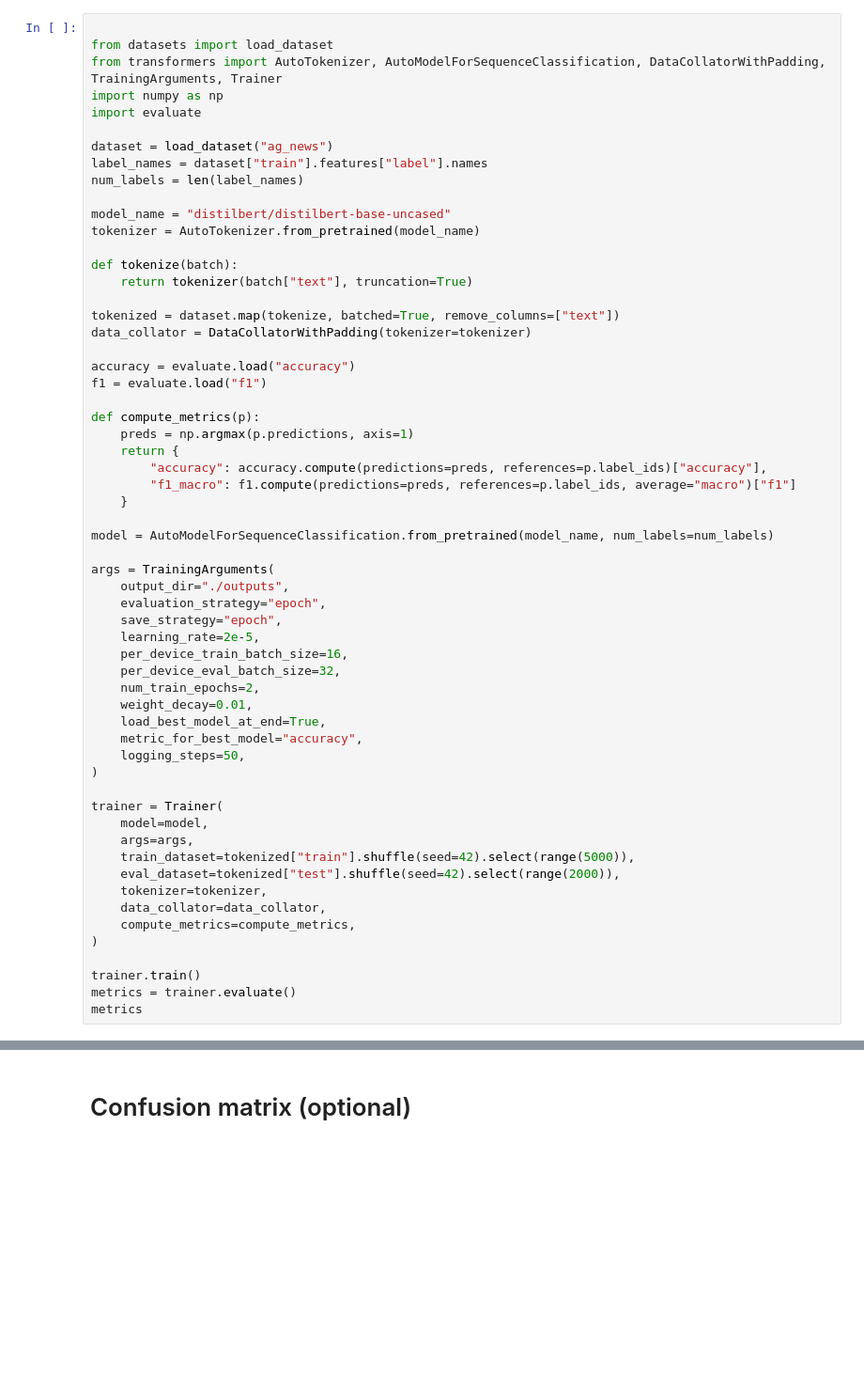
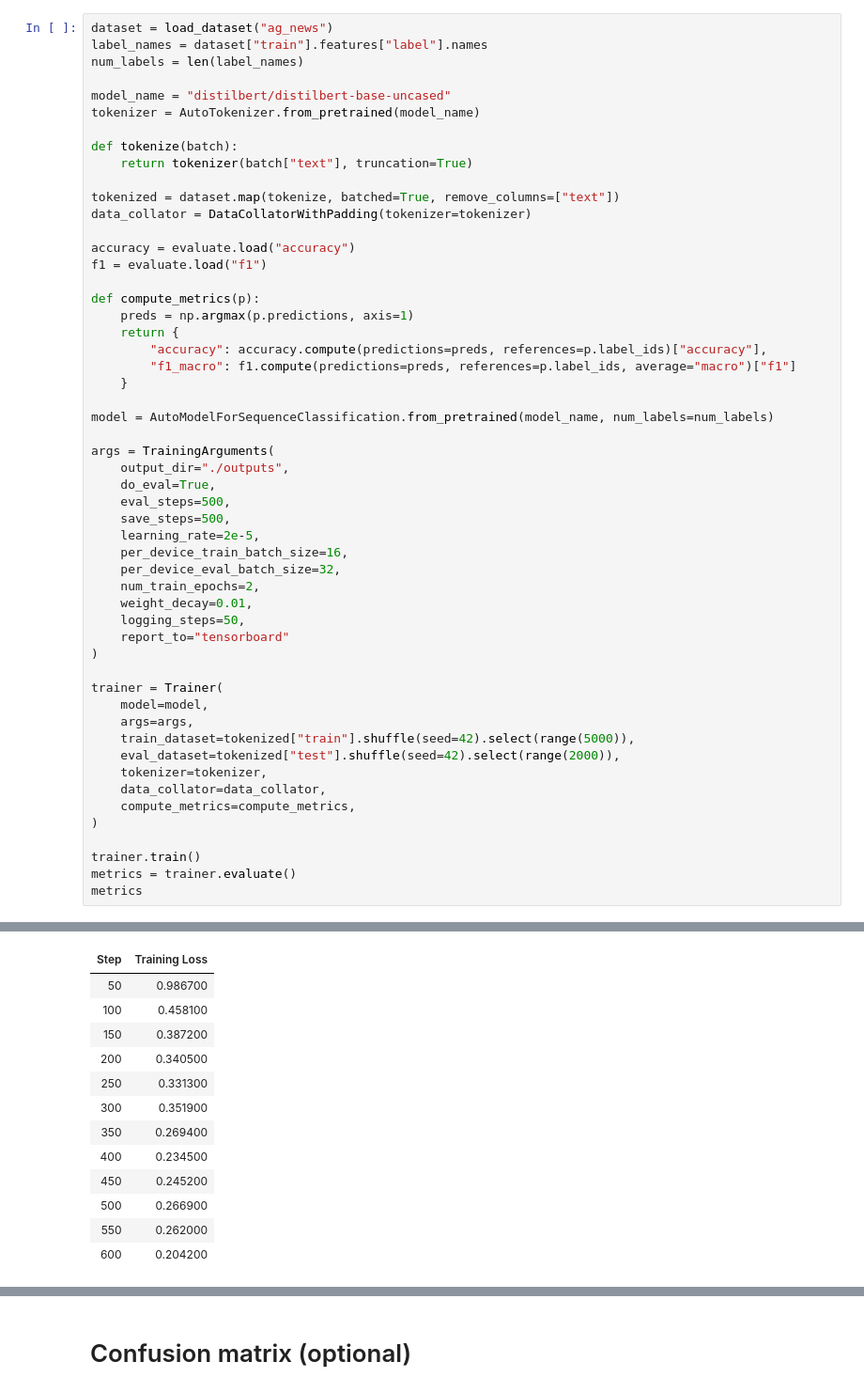
Before and after one commit to lucasnhandang/NLPCrash, a Jupyter notebook: 01_classification/classification_distilbert.ipynb, the cells around one changed output, grey strips where cells are left out. Shown: that part at 94% size. Drawn from its saved outputs; the diff is of its cells as text; blank space fills up the shorter version.

```diff
--- a/01_classification/classification_distilbert.ipynb
+++ b/01_classification/classification_distilbert.ipynb
@@ -8,10 +36,4 @@
 # %%
-
-from datasets import load_dataset
-from transformers import AutoTokenizer, AutoModelForSequenceClassification, DataCollatorWithPadding, TrainingArguments, Trainer
-import numpy as np
-import evaluate
-
 dataset = load_dataset("ag_news")
 label_names = dataset["train"].features["label"].names
 num_labels = len(label_names)
@@ -39,16 +61,16 @@ model = AutoModelForSequenceClassification.from_pretrained(model_name, num_label
 
 args = TrainingArguments(
     output_dir="./outputs",
-    evaluation_strategy="epoch",
-    save_strategy="epoch",
+    do_eval=True,
+    eval_steps=500,
+    save_steps=500,
     learning_rate=2e-5,
     per_device_train_batch_size=16,
     per_device_eval_batch_size=32,
     num_train_epochs=2,
     weight_decay=0.01,
-    load_best_model_at_end=True,
-    metric_for_best_model="accuracy",
     logging_steps=50,
+    report_to="tensorboard"
 )
 
 trainer = Trainer(
@@ -64,3 +86,4 @@ trainer = Trainer(
 trainer.train()
 metrics = trainer.evaluate()
 metrics
+# %% [output]
@@ -66,0 +98,13 @@ metrics
+| Step | Training Loss |
+| 50 | 0.986700 |
+| 100 | 0.458100 |
+| 150 | 0.387200 |
+| 200 | 0.340500 |
+| 250 | 0.331300 |
+| 300 | 0.351900 |
+| 350 | 0.269400 |
+| 400 | 0.234500 |
+| 450 | 0.245200 |
+| 500 | 0.266900 |
+| 550 | 0.262000 |
+| 600 | 0.204200 |
```
Also changed, not shown: parts of 7 cells of this notebook.
